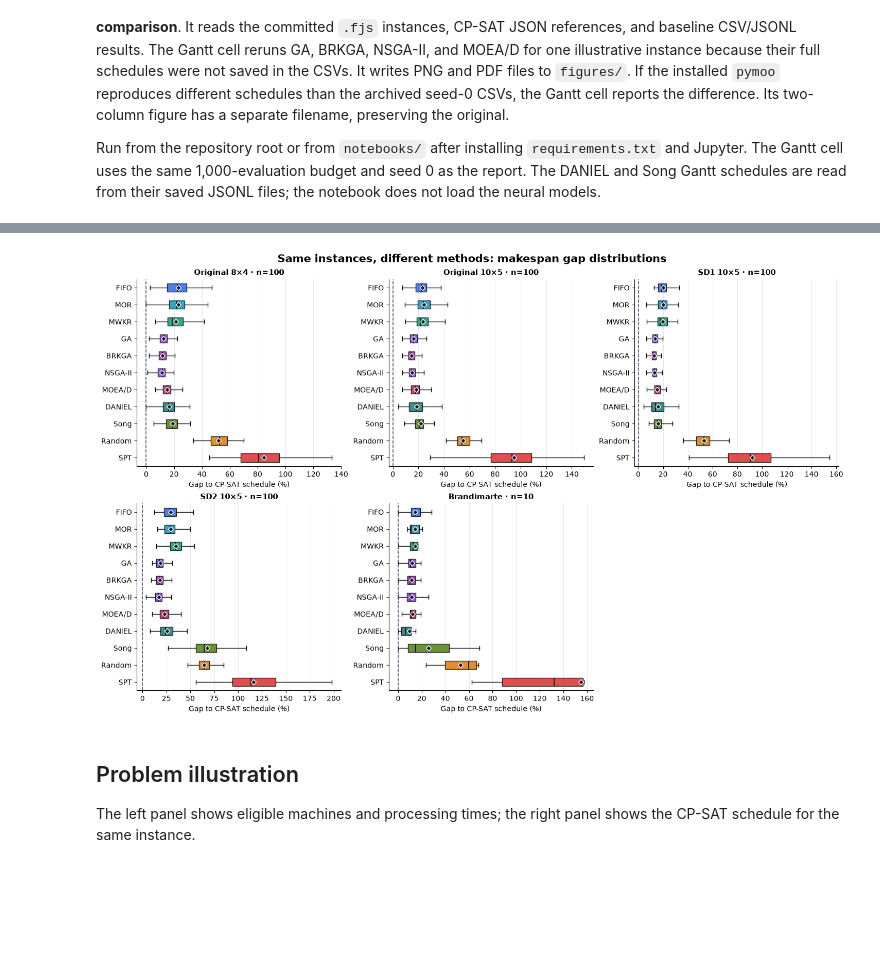
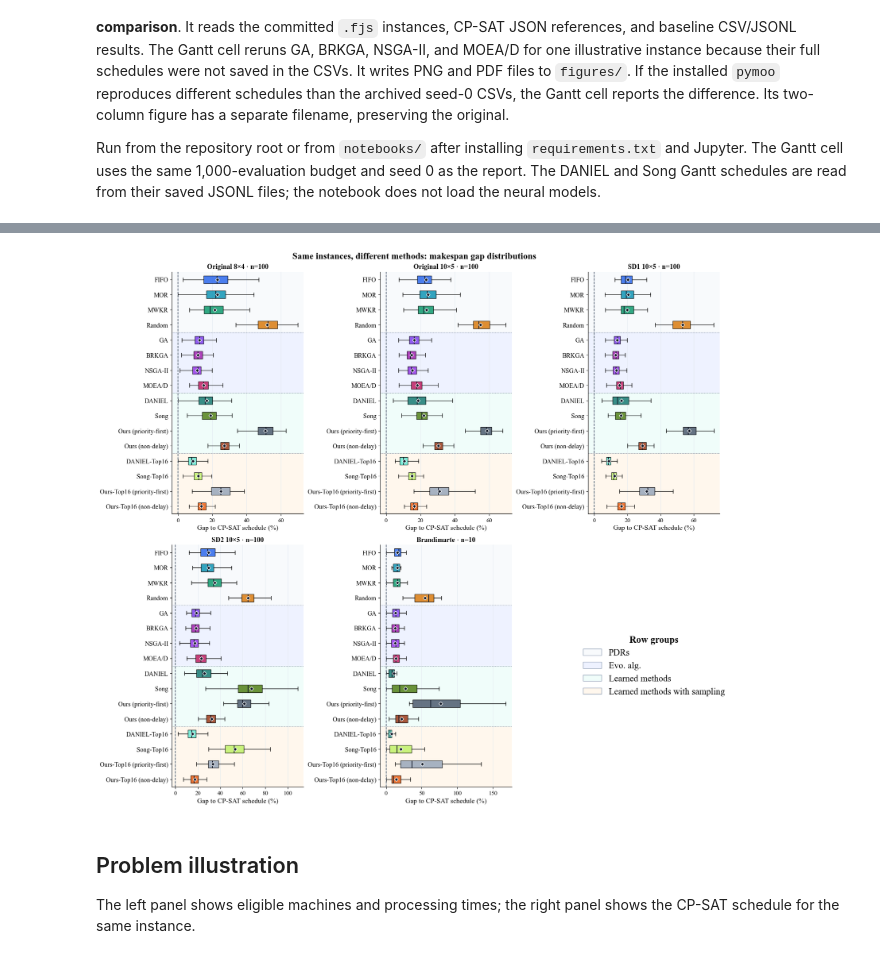
Before and after one commit to orkunirsoy/IDL_Project, a Jupyter notebook: notebooks/baseline_figures.ipynb, the cells around one changed output, grey strips where cells are left out. Drawn from its saved outputs; the diff is of its cells as text; code cells hidden in the pictures; blank space fills up the shorter version.

Commit message:
Update the baseline figure with the diffusion run and 16-sample DANIEL and Song results.

```diff
--- a/notebooks/baseline_figures.ipynb
+++ b/notebooks/baseline_figures.ipynb
@@ -34,18 +34,46 @@ DATASETS = [
     ("SD2 10×5", "SD2_lit/10x5+mix", "sd2_10x5"),
     ("Brandimarte", "BenchData/Brandimarte", "brandimarte"),
 ]
-METHODS = ["FIFO", "MOR", "MWKR", "GA", "BRKGA", "NSGA-II", "MOEA/D", "DANIEL", "Song", "Random", "SPT"]
+GROUPS = [
+    ("PDRs", ["FIFO", "MOR", "MWKR", "Random"]),
+    ("Evo. alg.", ["GA", "BRKGA", "NSGA-II", "MOEA/D"]),
+    ("Learned methods", ["DANIEL", "Song", "Ours (priority-first)", "Ours (non-delay)"]),
+    ("Learned methods with sampling", [
+        "DANIEL-Top16", "Song-Top16",
+        "Ours-Top16 (priority-first)", "Ours-Top16 (non-delay)",
+    ]),
+]
+METHODS = [method for _, methods in GROUPS for method in methods]
+GROUP_SHADES = ["#f8fafc", "#eef2ff", "#f0fdfa", "#fff7ed"]
 SEEDS = {"GA": 3, "BRKGA": 3, "NSGA-II": 3, "MOEA/D": 3, "Random": 5}
 FILES = {"NSGA-II": "nsga2", "MOEA/D": "moead"}
+OURS = {"Ours (priority-first)": "current_mean",
+        "Ours-Top16 (priority-first)": "current_best",
+        "Ours (non-delay)": "nondelay_mean",
+        "Ours-Top16 (non-delay)": "nondelay_best"}
+SAMPLED = {"DANIEL-Top16": ("daniel", "makespan_best"),
+           "Song-Top16": ("song", "makespan_best")}
 COLORS = {"FIFO": "#2563eb", "MOR": "#0891b2", "MWKR": "#059669",
           "GA": "#7c3aed", "BRKGA": "#a21caf", "NSGA-II": "#9333ea",
-          "MOEA/D": "#be185d", "DANIEL": "#0f766e", "Song": "#4d7c0f",
-          "Random": "#d97706",
-          "SPT": "#dc2626"}
+          "MOEA/D": "#be185d", "DANIEL": "#0f766e", "DANIEL-Top16": "#5eead4",
+          "Song": "#4d7c0f", "Song-Top16": "#bef264",
+          "Ours (priority-first)": "#475569", "Ours-Top16 (priority-first)": "#94a3b8",
+          "Ours (non-delay)": "#9a3412", "Ours-Top16 (non-delay)": "#ea580c",
+          "Random": "#d97706"}
 
 def load_rows(path):
     with path.open(newline="") as stream:
         return {Path(row["instance"]).as_posix(): row for row in csv.DictReader(stream)}
+
+def load_our_rows(data_path):
+    path = ROOT / "runs/machine_priority_10x5/eval" / (data_path.replace("/", "__") + ".csv")
+    with path.open(newline="") as stream:
+        return {row["instance"]: row for row in csv.DictReader(stream)}
+
+def load_sample_rows(name, tag):
+    path = ROOT / "baselines/results" / f"{name}_{tag}_sample16.csv"
+    with path.open(newline="") as stream:
+        return {row["instance"]: row for row in csv.DictReader(stream)}
 
 def collect(label, data_path, tag):
     folder = ROOT / "data" / data_path
@@ -58,6 +86,29 @@ def collect(label, data_path, tag):
         references[key] = result
     out = {"label": label, "n": len(keys), "methods": {}}
     for method in METHODS:
+        if method in SAMPLED:
+            name, column = SAMPLED[method]
+            rows = load_sample_rows(name, tag)
+            if any(key not in rows for key in keys):
+                raise ValueError(f"Mismatched instances for {method} on {label}")
+            if any(rows[key]["feasible"] != "True" for key in keys):
+                raise ValueError(f"Infeasible result for {method} on {label}")
+            gaps = [100 * (float(rows[key][column]) / references[key]["makespan"] - 1)
+                    for key in keys]
+            out["methods"][method] = {"gaps": gaps, "mean_gap": mean(gaps)}
+            continue
+        if method in OURS:
+            rows = load_our_rows(data_path)
+            column = OURS[method]
+            feasible = column.split("_")[0] + "_feasible"
+            if any(Path(key).stem not in rows for key in keys):
+                raise ValueError(f"Mismatched instances for {method} on {label}")
+            if any(rows[Path(key).stem][feasible] != "True" for key in keys):
+                raise ValueError(f"Infeasible result for {method} on {label}")
+            gaps = [100 * (float(rows[Path(key).stem][column]) / references[key]["makespan"] - 1)
+                    for key in keys]
+            out["methods"][method] = {"gaps": gaps, "mean_gap": mean(gaps)}
+            continue
         name = FILES.get(method, method.lower())
         paths = ([ROOT / "baselines/results" / f"{name}_{tag}.csv"] if method not in SEEDS
                  else [ROOT / "baselines/results" / f"{name}_{tag}_seed{s}.csv"
@@ -73,7 +124,15 @@ def collect(label, data_path, tag):
     return out
 
 def draw_boxplots(results):
-    fig, axes = plt.subplots(2, 3, figsize=(14.5, 9.0), layout="constrained")
+    previous_font = plt.rcParams["font.family"]
+    plt.rcParams["font.family"] = "Times New Roman"
+    fig, axes = plt.subplots(2, 3, figsize=(16.5, 14.5), layout="constrained")
+    spans = []
+    start = 1
+    for (name, methods), shade in zip(GROUPS, GROUP_SHADES):
+        stop = start + len(methods) - 1
+        spans.append((name, start, stop, shade))
+        start = stop + 1
     for ax, result in zip(axes.flat, results):
         data = [result["methods"][method]["gaps"] for method in METHODS]
         box = ax.boxplot(data, orientation="horizontal", patch_artist=True, showmeans=True,
@@ -84,28 +143,42 @@ def draw_boxplots(results):
         for patch, method in zip(box["boxes"], METHODS):
             patch.set_facecolor(COLORS[method])
             patch.set_alpha(0.82)
+        for name, start, stop, shade in spans:
+            ax.axhspan(start - 0.5, stop + 0.5, color=shade, zorder=0)
+            if start > 1:
+                ax.axhline(start - 0.5, color="#64748b", linewidth=0.8, linestyle=":")
         ax.set_yticks(range(1, len(METHODS) + 1), METHODS)
+        ax.tick_params(axis="y", labelsize=12)
+        ax.tick_params(axis="x", labelsize=11)
         ax.invert_yaxis()
         ax.axvline(0, color="#475569", linestyle="--", linewidth=1.2)
-        ax.set_title(f"{result['label']} · n={result['n']}", fontsize=11, fontweight="bold")
-        ax.set_xlabel("Gap to CP-SAT schedule (%)")
+        ax.set_title(f"{result['label']} · n={result['n']}", fontsize=13, fontweight="bold")
+        ax.set_xlabel("Gap to CP-SAT schedule (%)", fontsize=13)
         ax.grid(axis="x", color="#e2e8f0", linewidth=0.7)
         ax.set_axisbelow(True)
         for spine in ("top", "right"):
             ax.spines[spine].set_visible(False)
-    axes.flat[-1].axis("off")
+    legend_ax = axes.flat[-1]
+    legend_ax.axis("off")
+    legend_ax.legend(
+        handles=[Patch(facecolor=shade, edgecolor="#94a3b8", label=name)
+                 for (name, _), shade in zip(GROUPS, GROUP_SHADES)],
+        loc="center", frameon=False, fontsize=17, title="Row groups",
+        title_fontproperties={"weight": "bold", "size": 18},
+    )
     fig.suptitle("Same instances, different methods: makespan gap distributions",
-                 fontsize=15, fontweight="bold")
+                 fontsize=17, fontweight="bold")
     path = ROOT / "figures/all_methods_gap_boxplots.png"
     fig.savefig(path, dpi=220, bbox_inches="tight", facecolor="white")
     fig.savefig(path.with_suffix(".pdf"), bbox_inches="tight", facecolor="white")
     print(f"Saved {path} and PDF")
+    plt.rcParams["font.family"] = previous_font
 
 results = [collect(*dataset) for dataset in DATASETS]
 print("Mean makespan gap (%) to CP-SAT; lower is better")
-print(f"{'Method':<12}" + ''.join(f"{r['label']:>20}" for r in results))
+print(f"{'Method':<28}" + ''.join(f"{r['label']:>20}" for r in results))
 for method in METHODS:
-    print(f"{method:<12}" + ''.join(f"{r['methods'][method]['mean_gap']:>20.2f}" for r in results))
+    print(f"{method:<28}" + ''.join(f"{r['methods'][method]['mean_gap']:>20.2f}" for r in results))
 draw_boxplots(results)
 # %% [output]
 Mean makespan gap (%) to CP-SAT; lower is better
@@ -125,4 +203,4 @@ Saved C:\Users\mnapo\Desktop\IDL_Project\figures\all_methods_gap_boxplots.png an
-[figure, old version]
+[figure, new version]
 # %% [markdown]
 ## Problem illustration
 
```
Also changed, not shown: parts of 2 cells of this notebook, 28 other files.
